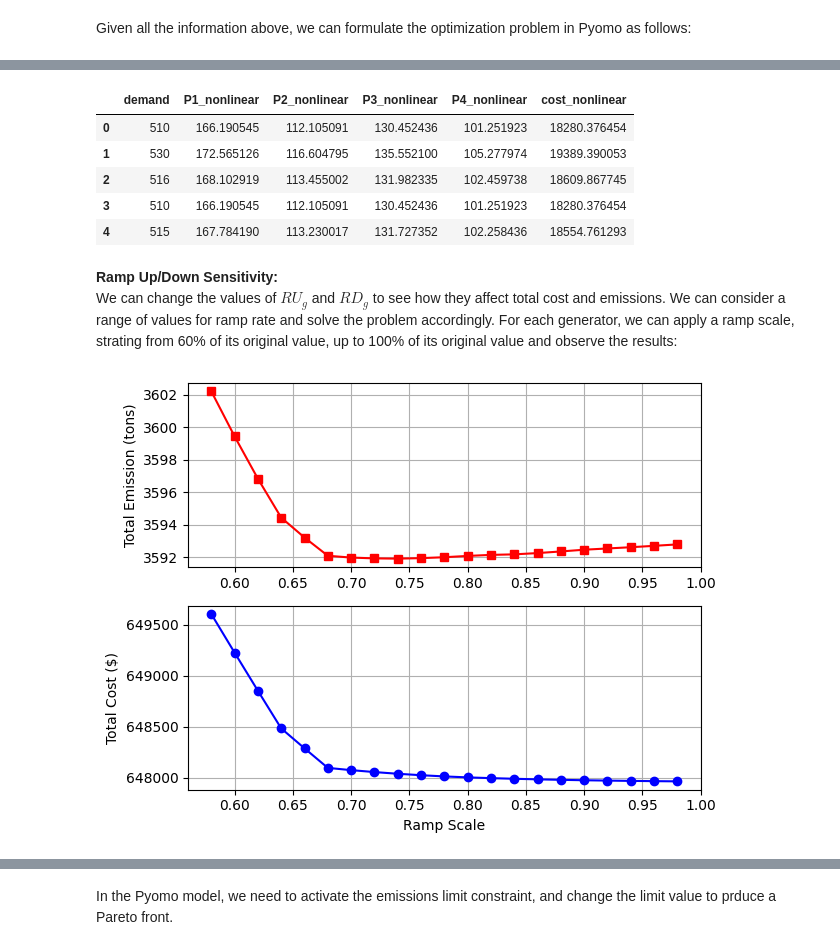
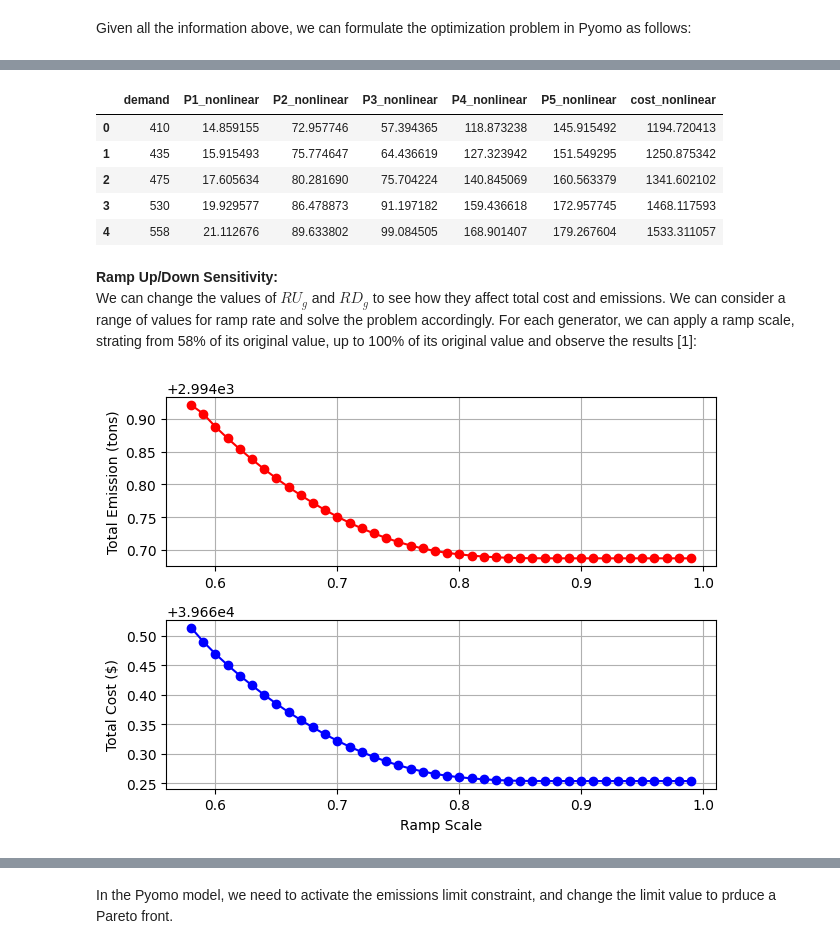
Before and after one commit to mohsenvahidzadeh/Energy_Optimization_Notebooks, a Jupyter notebook: Dynamic_Economic_Dispatch_Pyomo.ipynb, the cells around one changed output, grey strips where cells are left out. Cells and saved outputs as stored; diff of their text form; code cells hidden in the pictures.

```diff
--- a/Dynamic_Economic_Dispatch_Pyomo.ipynb
+++ b/Dynamic_Economic_Dispatch_Pyomo.ipynb
@@ -76,12 +78,6 @@ The following are timeseries data for demand, available wind power, and wind pow
 # %%
-demands = [510, 530, 516, 510, 515, 544, 646, 686, 741, 734, 748, 760, 754, 700, 686, 720, 714, 761, 727, 714, \
-           618, 584, 578, 544]
-wind_availability = [44.1, 48.5, 65.7, 144.9, 202.3, 317.3, 364.4, 317.3, 271, 306.9, 424.1, 398, 487.6, 521.9, \
-                            541.3, 560, 486.8, 372.6, 367.4, 314.3, 316.6, 311.4, 405.4, 470.4]
-lambda_e = [32.71, 34.72, 32.71, 32.74, 32.96, 34.93, 44.9, 52, 53.03, 47.26, 44.07, 38.63, 39.91, 39.45, \
-                            41.14, 39.23, 52.12, 40.85, 41.2, 41.15, 45.76, 45.59, 45.56, 34.72]
-lambda_r = [25.55, 20.83, 19.68, 21.73, 22.43, 23.94, 42.22, 36.53, 21.41, 12.58, 13.86, 9.58, 7.18, 12.16, \
-                            18.20, 17.83, 24.13, 18.80, 18.02, 17.03, 13.37, 16.94, 19.05, 13.58]
+demands = [410, 435, 475, 530, 558, 608, 626, 654, 690, 704, 720, 740, 704, 690, 654, 580, 558, 608, 654, 704, \
+           680, 605, 527, 463]
 # %% [markdown]
 Given all the information above, we can formulate the optimization problem in Pyomo as follows:
 # %%
@@ -170,13 +166,13 @@ model.c_demand_generation = Constraint(model.g, model.t, rule=demand_generation)
 
 #Expressions
 def total_emission(model):
-    return sum(model.d[g]*model.P[g,t]**2 + model.e[g]*model.P[g,t] + model.f[g] for g in model.g for t in model.t)
-model.EM = Expression(rule = total_emission)
+    return sum(model.f[g]*model.P[g,t]**2 + model.e[g]*model.P[g,t] + model.d[g] for g in model.g for t in model.t)
+model.GHG = Expression(rule = total_emission)
 
 
 #Objective Function
 def rule_OF(model):
-    return sum(model.a[g]*model.P[g,t]**2 + model.b[g]*model.P[g,t] + model.c[g] for g in model.g for t in model.t)
+    return sum(model.c[g]*model.P[g,t]**2 + model.b[g]*model.P[g,t] + model.a[g] for g in model.g for t in model.t)
 model.objective = Objective(rule=rule_OF, sense=minimize)
 
 opt = SolverFactory('ipopt')
@@ -191,9 +187,9 @@ Total emission is  3592886.7132203327 tons
 # %%
 fig, axs = plt.subplots(2, 1)
 for i in range(len(model.g)):
-    axs[1].plot([value(model.P[i+1,j]) for j in range(1,25)], label=f"P{i+1}")
+    axs[1].plot([value(model.P[i+1,j]) for j in range(1,25)], "--o", label=f"P{i+1}")
 
-axs[0].plot([value(model.L[j]) for j in range(1,25)], label="Demand")
+axs[0].plot([value(model.L[j]) for j in range(1,25)], "--o", label="Demand")
 axs[0].grid(True), axs[1].grid(True)
 axs[1].legend(), axs[0].legend()
 axs[1].set_xlabel("Hour of Day")
@@ -209,42 +205,42 @@ results_history = pd.DataFrame()
 results_history["demand"] = [value(model.L[j]) for j in range(1,25)]
 for g in range(len(model.g)):
     results_history[f"P{g+1}_nonlinear"] = [value(model.P[g+1,j]) for j in range(1,25)]
-results_history["cost_nonlinear"] = [sum(value(model.a[g])*value(model.P[g,t])**2 + value(model.b[g])*value(model.P[g,t]) + \
-                                     value(model.c[g]) for g in model.g) for t in range(1,25)]
+results_history["cost_nonlinear"] = [sum(value(model.c[g])*value(model.P[g,t])**2 + value(model.b[g])*value(model.P[g,t]) + \
+                                     value(model.a[g]) for g in model.g) for t in range(1,25)]
 results_history.head()
 # %% [output]
-|  | demand | P1_nonlinear | P2_nonlinear | P3_nonlinear | P4_nonlinear | cost_nonlinear |
-| 0 | 510 | 166.190545 | 112.105091 | 130.452436 | 101.251923 | 18280.376454 |
-| 1 | 530 | 172.565126 | 116.604795 | 135.552100 | 105.277974 | 19389.390053 |
-| 2 | 516 | 168.102919 | 113.455002 | 131.982335 | 102.459738 | 18609.867745 |
-| 3 | 510 | 166.190545 | 112.105091 | 130.452436 | 101.251923 | 18280.376454 |
-| 4 | 515 | 167.784190 | 113.230017 | 131.727352 | 102.258436 | 18554.761293 |
+|  | demand | P1_nonlinear | P2_nonlinear | P3_nonlinear | P4_nonlinear | P5_nonlinear | cost_nonlinear |
+| 0 | 410 | 14.859155 | 72.957746 | 57.394365 | 118.873238 | 145.915492 | 1194.720413 |
+| 1 | 435 | 15.915493 | 75.774647 | 64.436619 | 127.323942 | 151.549295 | 1250.875342 |
+| 2 | 475 | 17.605634 | 80.281690 | 75.704224 | 140.845069 | 160.563379 | 1341.602102 |
+| 3 | 530 | 19.929577 | 86.478873 | 91.197182 | 159.436618 | 172.957745 | 1468.117593 |
+| 4 | 558 | 21.112676 | 89.633802 | 99.084505 | 168.901407 | 179.267604 | 1533.311057 |
 # %% [markdown]
 **Ramp Up/Down Sensitivity:**<br>
-We can change the values of $RU_{g}$ and $RD_{g}$ to see how they affect total cost and emissions. We can consider a range of values for ramp rate and solve the problem accordingly. For each generator, we can apply a ramp scale, strating from 60% of its original value, up to 100% of its original value and observe the results:
+We can change the values of $RU_{g}$ and $RD_{g}$ to see how they affect total cost and emissions. We can consider a range of values for ramp rate and solve the problem accordingly. For each generator, we can apply a ramp scale, strating from 58% of its original value, up to 100% of its original value and observe the results [1]:
 # %%
 ramp_sensitivity_df = pd.DataFrame(columns=["Ramp Scale", "Total Cost ($)", "Total Emission (kg)"])
-for i in range(58,100,2):
+for i in range(58,100,1):
     for g in range(len(model.g)):
         model.RU[g+1] = (ded_df.loc[g,"$RU_{g}$"]) * i / 100
         model.RD[g+1] = (ded_df.loc[g,"$RD_{g}$"]) * i / 100
     results = opt.solve(model)
     ramp_sensitivity_df.loc[(100-i)/2, "Ramp Scale"] = i/100
     ramp_sensitivity_df.loc[(100-i)/2, "Total Cost ($)"] = value(model.objective)
-    ramp_sensitivity_df.loc[(100-i)/2, "Total Emission (kg)"] = value(model.EM)
+    ramp_sensitivity_df.loc[(100-i)/2, "Total Emission (kg)"] = value(model.GHG)
 # %%
 fig, axs = plt.subplots(2, 1)
 
-axs[0].plot(ramp_sensitivity_df["Ramp Scale"], ramp_sensitivity_df["Total Emission (kg)"]/1000, "r-s")
+axs[0].plot(ramp_sensitivity_df["Ramp Scale"], ramp_sensitivity_df["Total Emission (kg)"]/1000, "r-o")
 axs[1].plot(ramp_sensitivity_df["Ramp Scale"], ramp_sensitivity_df["Total Cost ($)"], "b-o")
 
 axs[0].grid(True), axs[1].grid(True)
 axs[1].set_xlabel("Ramp Scale")
 axs[0].set_ylabel("Total Emission (tons)")
 axs[1].set_ylabel("Total Cost ($)")
 
 fig.tight_layout()
 plt.show()
 # %% [output]
-[figure, old version]
+[figure, new version]
 # %% [markdown]
```
Also changed, not shown: parts of 52 cells of this notebook, 8 other files.
